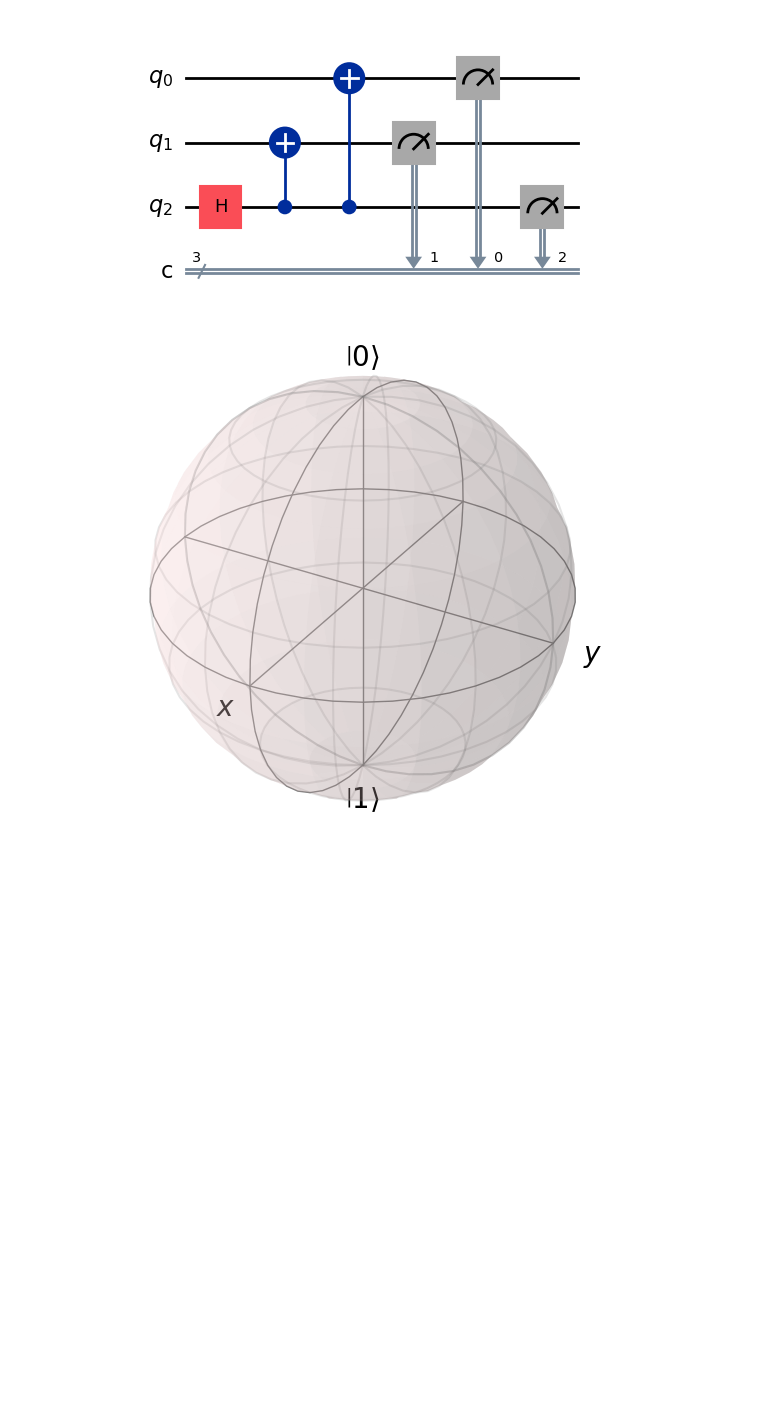
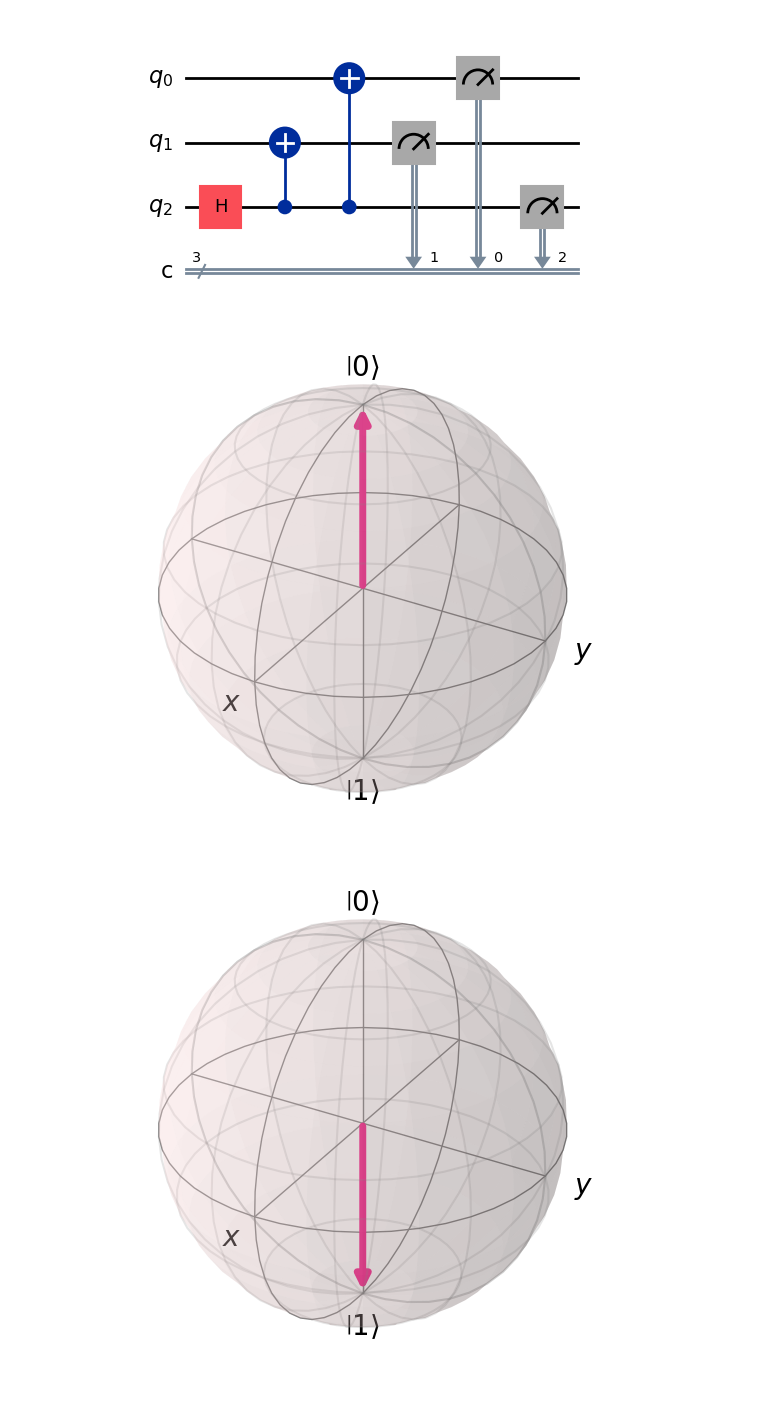
Before and after one commit to rnoguer22/TFG_Criptografia_Cuantica, a Jupyter notebook: code/quantum.ipynb, the cells around one changed output. Cells and saved outputs as stored; diff of their text form; code cells hidden in the pictures; blank space fills up the shorter version.

```diff
--- a/code/quantum.ipynb
+++ b/code/quantum.ipynb
@@ -21,11 +21,17 @@ circuit.draw(output='mpl')
 # %%
 from qiskit.visualization.bloch import Bloch
 import matplotlib.pyplot as plt
 
-# Crear una esfera de Bloch vacía
-bloch = Bloch()
+bloch0 = Bloch()
+bloch0.add_vectors([0, 0, 1])
+bloch0.save('../img/bloch_state_0.png')
 
-# Mostrarla
-bloch.show()
+bloch1 = Bloch()
+bloch1.add_vectors([0, 0, -1])
+bloch1.save('../img/bloch_state_1.png')
+
+bloch0.show()
+bloch1.show()
 # %% [output]
-[figure, old version]
+[figure, new version]
+[figure, added]
```
Also changed, not shown: parts of 1 cell of this notebook, 5 other files.
